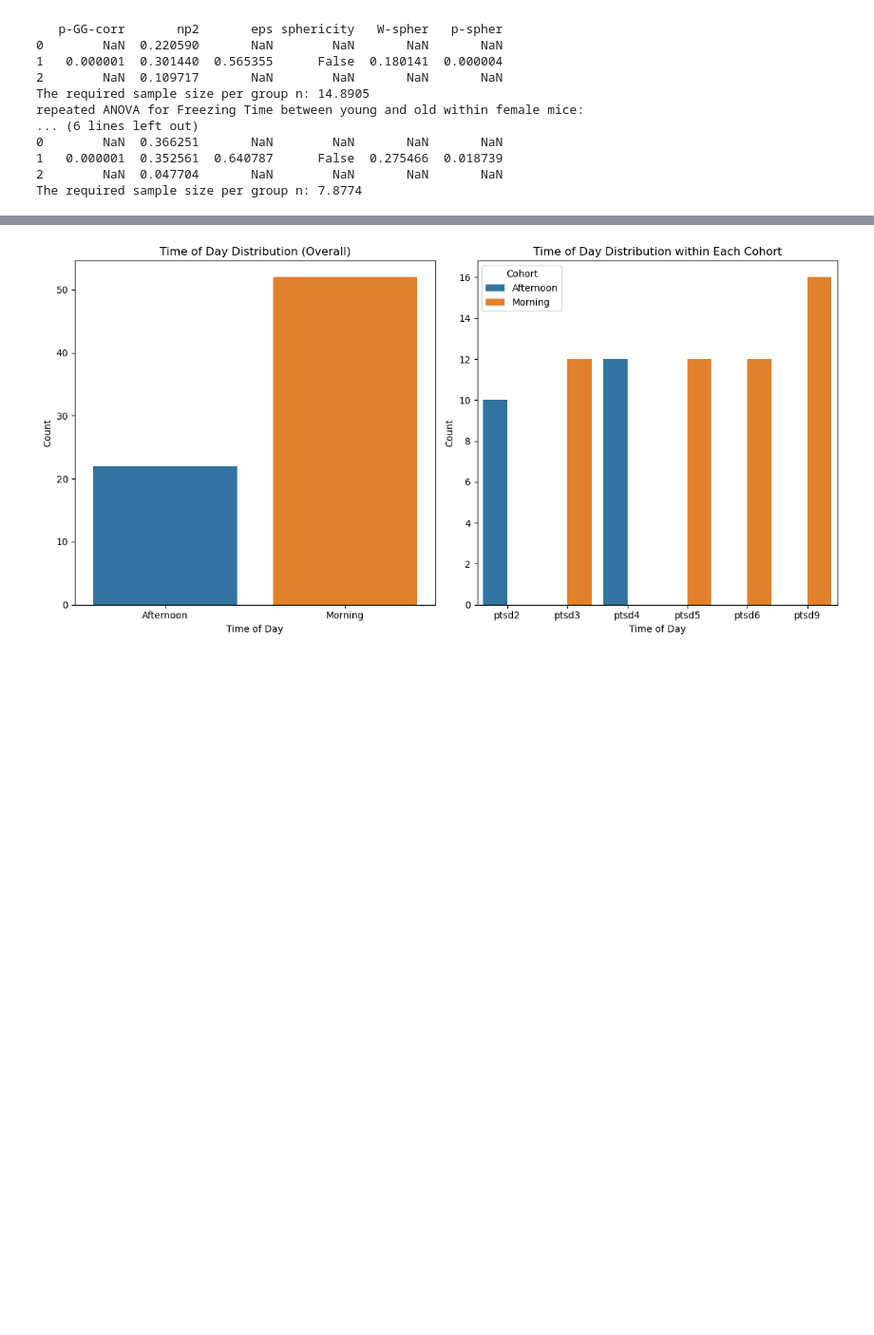
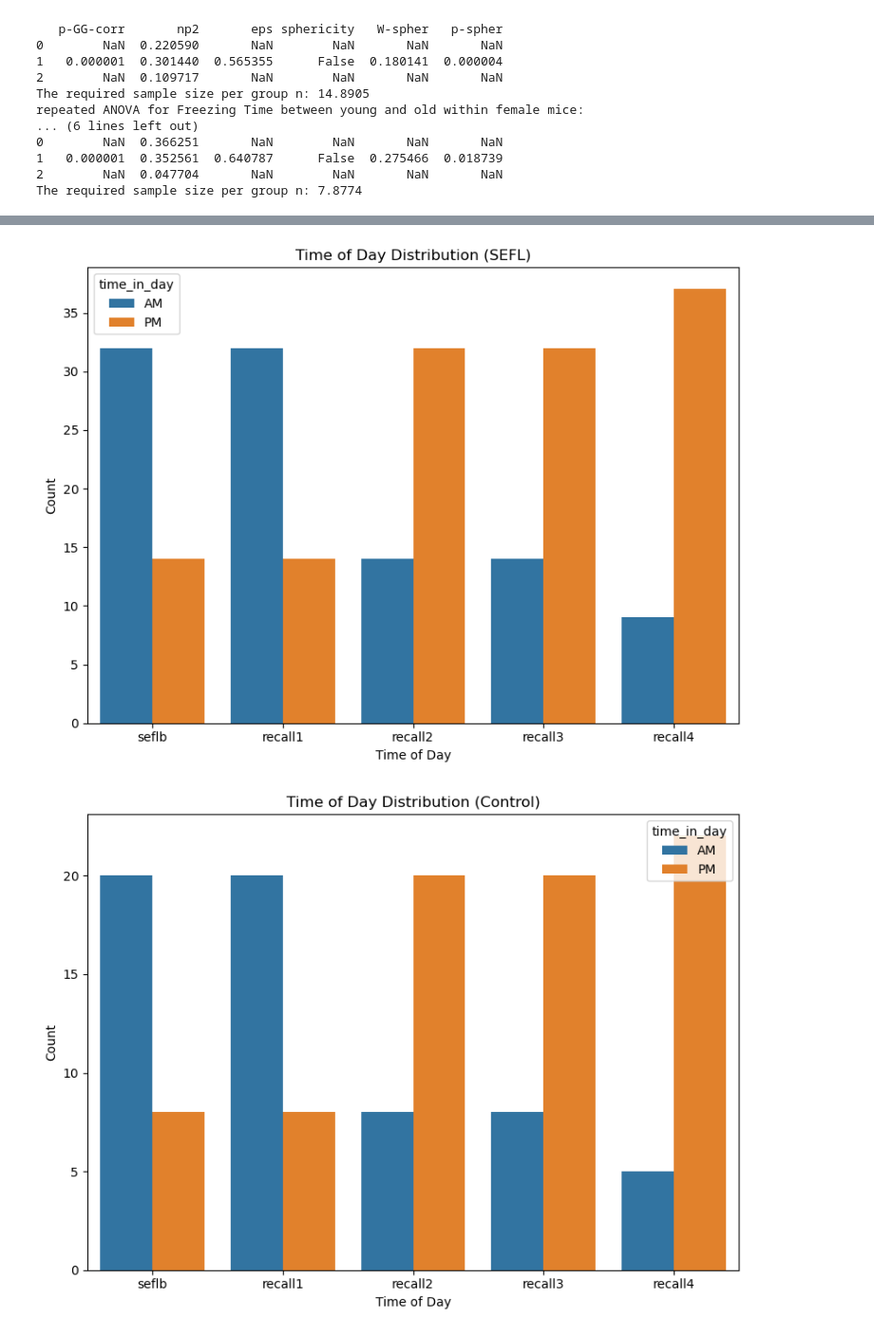
Before and after one commit to GergelyTuri/els_project, a Jupyter notebook: notebooks/novak_analyses/Exploratory analysis.ipynb, the cells around one changed output, grey strips where cells are left out. Shown at 95% size. Cells and saved outputs as stored; diff of their text form; code cells hidden in the pictures; blank space fills up the shorter version.

```diff
--- a/notebooks/novak_analyses/Exploratory analysis.ipynb
+++ b/notebooks/novak_analyses/Exploratory analysis.ipynb
@@ -451,14 +358,10 @@ repeated ANOVA for Freezing Time between young and old within female mice:
 1   0.000001  0.352561  0.640787      False  0.275466  0.018739
 2        NaN  0.047704       NaN        NaN       NaN       NaN
 The required sample size per group n: 7.8774
-# %%
-# this is the part that I am not sure about
-# all four ways are to create the same variable in different ways, it should be similar to what I did for the 'young' variable. However, I'm not sure why it keeps giving me a value error in the code chuck below when there is no missing data.
-data['time_in_day'] = [x[-2:] for x in data['time']]
-data['AM'] = data['time_in_day'] == 'AM'
-data['time_of_day'] = data['time'].apply(lambda x: True if x.endswith('AM') else False)
-data['time_of_day'] = data['time_of_day'].map({True: 'Morning', False: 'Afternoon'})
-
-subset_data = data[data['day'] != 'sefla']
-experimental_group = subset_data[subset_data['condition'] == 'sefl']
-control_group = subset_data[subset_data['condition'] == 'control']
+# %%
+data['time_in_day'] = [x[-2:] for x in data['time']]
+data['time_in_day'] = data['time_in_day'].astype('category')
+# %%
+subset_data = data[(data['day'] != 'sefla') & (data['day'] != 'recall5')]
+experimental_group = subset_data[subset_data['condition'] == 'sefl']
+control_group = subset_data[subset_data['condition'] == 'control']
@@ -465,24 +380,21 @@ control_group = subset_data[subset_data['condition'] == 'control']
 # %%
-data_grouped_2 = subset_data.groupby('cohort_id').first().reset_index()
-data_grouped_2['time_of_day'] = data_grouped_2['time_of_day'].astype(str)  # Convert boolean values to strings
-
 # Overall time of day distribution
-plt.figure(figsize=(12, 6))
-plt.subplot(1, 2, 1)
-sns.countplot(data=data_grouped_2, x='time_of_day')
+plt.figure(figsize=(8, 6))
+sns.countplot(data=experimental_group, x='day', hue='time_in_day')
 plt.xlabel('Time of Day')
 plt.ylabel('Count')
-plt.title('Time of Day Distribution (Overall)')
+plt.title('Time of Day Distribution (SEFL)')
+plt.tight_layout()
+plt.show()
 
-# Time of day distribution within each cohort
-plt.subplot(1, 2, 2)
-sns.countplot(data=data_grouped_2, x='cohort', hue='time_of_day', order=sorted(data_grouped_2['cohort'].unique()))
+
+plt.figure(figsize=(8, 6))
+sns.countplot(data=control_group, x='day', hue='time_in_day')
 plt.xlabel('Time of Day')
 plt.ylabel('Count')
-plt.title('Time of Day Distribution within Each Cohort')
-plt.legend(title='Cohort')
-
+plt.title('Time of Day Distribution (Control)')
 plt.tight_layout()
 plt.show()
 # %% [output]
-[figure, old version]
+[figure, new version]
+[figure, added]
```
Also changed, not shown: parts of 22 cells of this notebook, 20 other files.
